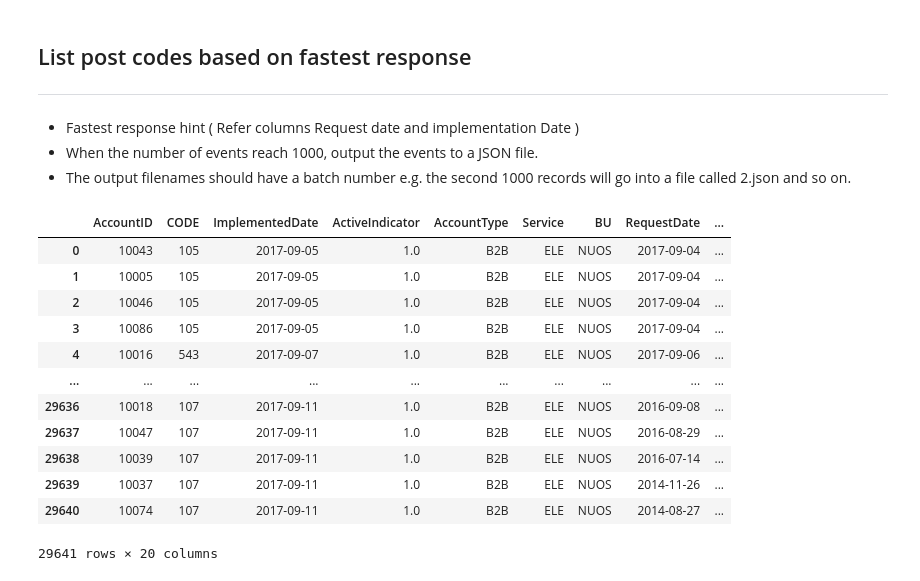
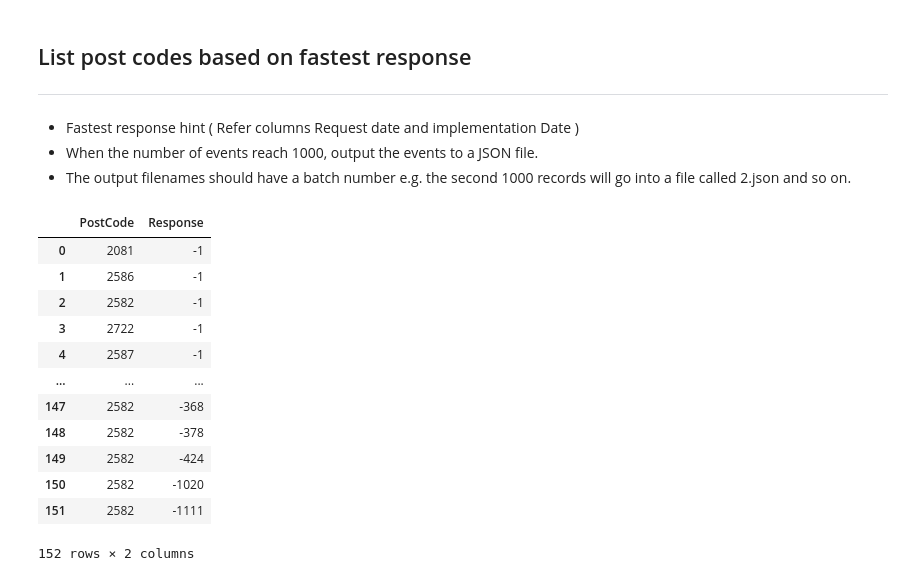
Before and after one commit to arturogonzalezm/challenge_transactions, a Jupyter notebook: notebooks/BI/fastest_response_report.ipynb, the cells around one changed output. Cells and saved outputs as stored; diff of their text form; code cells hidden in the pictures.

Commit message:
List by PostCode

```diff
--- a/notebooks/BI/fastest_response_report.ipynb
+++ b/notebooks/BI/fastest_response_report.ipynb
@@ -42,33 +42,33 @@ SparkSession available as 'spark'.
 # %%
 gold_df = spark.read.parquet(OUTPUT_PATH + "gold")
 calculate_response = gold_df.withColumn("Response", F.datediff(F.col("RequestDate"), F.col("ImplementedDate")))
 calculate_response.createOrReplaceTempView("fastest_response")
 
 fastest_response_query = """
                         SELECT DISTINCT
-                        *
+                        PostCode, Response
                         FROM fastest_response
                         ORDER BY Response DESC
                         """
 fastest_response_df = spark.sql(fastest_response_query)
 drop_date_column  = fastest_response_df.drop('date')
-fastest_response_df.coalesce(1).write.option("maxRecordsPerFile", 1000).json(OUTPUT_PATH + 'response', mode='overwrite')
-df = fastest_response_df.toPandas()
+drop_date_column.coalesce(1).write.option("maxRecordsPerFile", 1000).json(OUTPUT_PATH + 'response', mode='overwrite')
+df = drop_date_column.toPandas()
 df
 # %% [output]
-|  | AccountID | CODE | ImplementedDate | ActiveIndicator | AccountType | Service | BU | RequestDate | ... |
-| 0 | 10043 | 105 | 2017-09-05 | 1.0 | B2B | ELE | NUOS | 2017-09-04 | ... |
-| 1 | 10005 | 105 | 2017-09-05 | 1.0 | B2B | ELE | NUOS | 2017-09-04 | ... |
-| 2 | 10046 | 105 | 2017-09-05 | 1.0 | B2B | ELE | NUOS | 2017-09-04 | ... |
-| 3 | 10086 | 105 | 2017-09-05 | 1.0 | B2B | ELE | NUOS | 2017-09-04 | ... |
-| 4 | 10016 | 543 | 2017-09-07 | 1.0 | B2B | ELE | NUOS | 2017-09-06 | ... |
-| ... | ... | ... | ... | ... | ... | ... | ... | ... | ... |
-| 29636 | 10018 | 107 | 2017-09-11 | 1.0 | B2B | ELE | NUOS | 2016-09-08 | ... |
-| 29637 | 10047 | 107 | 2017-09-11 | 1.0 | B2B | ELE | NUOS | 2016-08-29 | ... |
-| 29638 | 10039 | 107 | 2017-09-11 | 1.0 | B2B | ELE | NUOS | 2016-07-14 | ... |
-| 29639 | 10037 | 107 | 2017-09-11 | 1.0 | B2B | ELE | NUOS | 2014-11-26 | ... |
-| 29640 | 10074 | 107 | 2017-09-11 | 1.0 | B2B | ELE | NUOS | 2014-08-27 | ... |
+|  | PostCode | Response |
+| 0 | 2081 | -1 |
+| 1 | 2586 | -1 |
+| 2 | 2582 | -1 |
+| 3 | 2722 | -1 |
+| 4 | 2587 | -1 |
+| ... | ... | ... |
+| 147 | 2582 | -368 |
+| 148 | 2582 | -378 |
+| 149 | 2582 | -424 |
+| 150 | 2582 | -1020 |
+| 151 | 2582 | -1111 |
-29641 rows × 20 columns
+152 rows × 2 columns
 # %%
 import plotly.express as px
 
```
Also changed, not shown: parts of 1 cell of this notebook.
